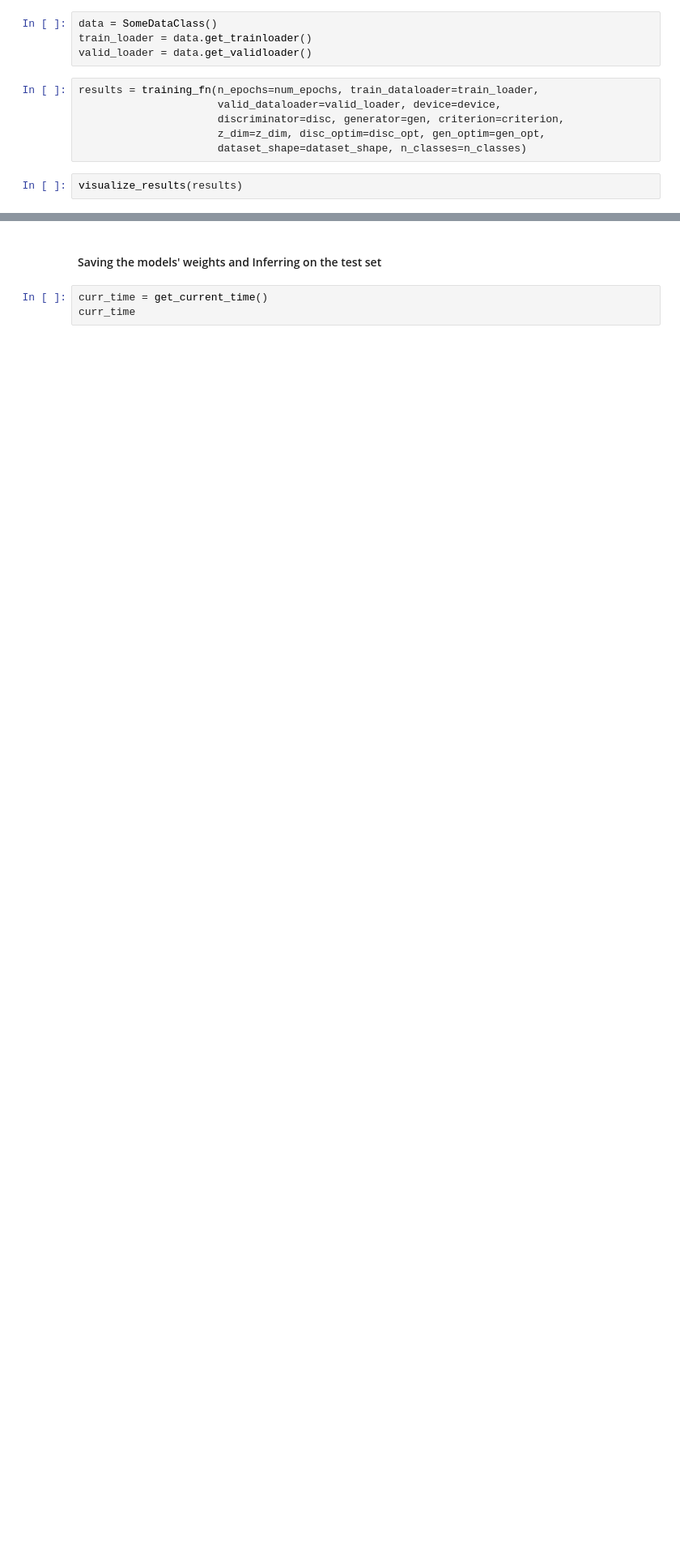
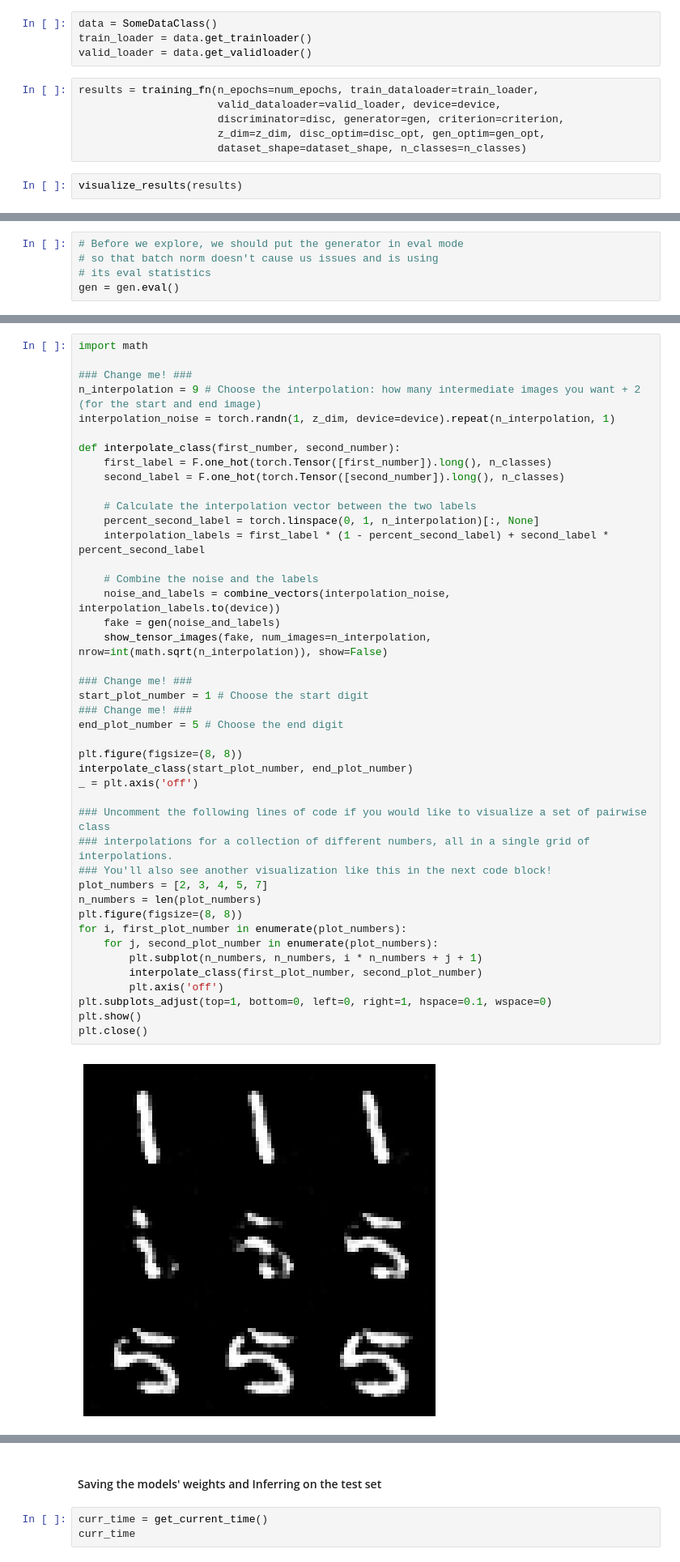
Before and after one commit to aryaman1802/model-implementations, a Jupyter notebook: generative-deep-learning/conditional_gan.ipynb, the cells around one changed output, grey strips where cells are left out. Shown: that part at 81% size. Saved outputs shown, nothing was run; the diff lists cells and outputs as text; blank space fills up the shorter version.

Commit message:
added interpolation content

```diff
--- a/generative-deep-learning/conditional_gan.ipynb
+++ b/generative-deep-learning/conditional_gan.ipynb
@@ -870,0 +875,5 @@ visualize_results(results)
+# %%
+# Before we explore, we should put the generator in eval mode
+# so that batch norm doesn't cause us issues and is using
+# its eval statistics
+gen = gen.eval()
@@ -870,0 +886,45 @@ visualize_results(results)
+# %%
+import math
+
+### Change me! ###
+n_interpolation = 9 # Choose the interpolation: how many intermediate images you want + 2 (for the start and end image)
+interpolation_noise = torch.randn(1, z_dim, device=device).repeat(n_interpolation, 1)
+
+def interpolate_class(first_number, second_number):
+    first_label = F.one_hot(torch.Tensor([first_number]).long(), n_classes)
+    second_label = F.one_hot(torch.Tensor([second_number]).long(), n_classes)
+
+    # Calculate the interpolation vector between the two labels
+    percent_second_label = torch.linspace(0, 1, n_interpolation)[:, None]
+    interpolation_labels = first_label * (1 - percent_second_label) + second_label * percent_second_label
+
+    # Combine the noise and the labels
+    noise_and_labels = combine_vectors(interpolation_noise, interpolation_labels.to(device))
+    fake = gen(noise_and_labels)
+    show_tensor_images(fake, num_images=n_interpolation, nrow=int(math.sqrt(n_interpolation)), show=False)
+
+### Change me! ###
+start_plot_number = 1 # Choose the start digit
+### Change me! ###
+end_plot_number = 5 # Choose the end digit
+
+plt.figure(figsize=(8, 8))
+interpolate_class(start_plot_number, end_plot_number)
+_ = plt.axis('off')
+
+### Uncomment the following lines of code if you would like to visualize a set of pairwise class
+### interpolations for a collection of different numbers, all in a single grid of interpolations.
+### You'll also see another visualization like this in the next code block!
+plot_numbers = [2, 3, 4, 5, 7]
+n_numbers = len(plot_numbers)
+plt.figure(figsize=(8, 8))
+for i, first_plot_number in enumerate(plot_numbers):
+    for j, second_plot_number in enumerate(plot_numbers):
+        plt.subplot(n_numbers, n_numbers, i * n_numbers + j + 1)
+        interpolate_class(first_plot_number, second_plot_number)
+        plt.axis('off')
+plt.subplots_adjust(top=1, bottom=0, left=0, right=1, hspace=0.1, wspace=0)
+plt.show()
+plt.close()
+# %% [output]
+[figure, added]
```
Also changed, not shown: parts of 6 cells of this notebook.
